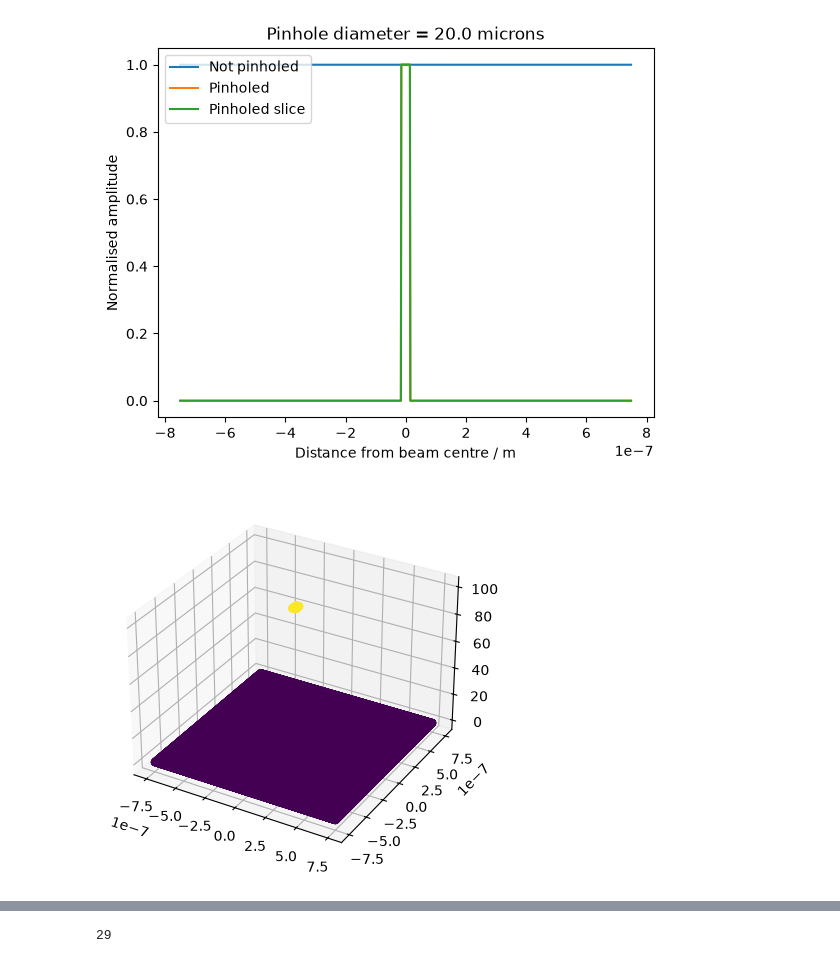
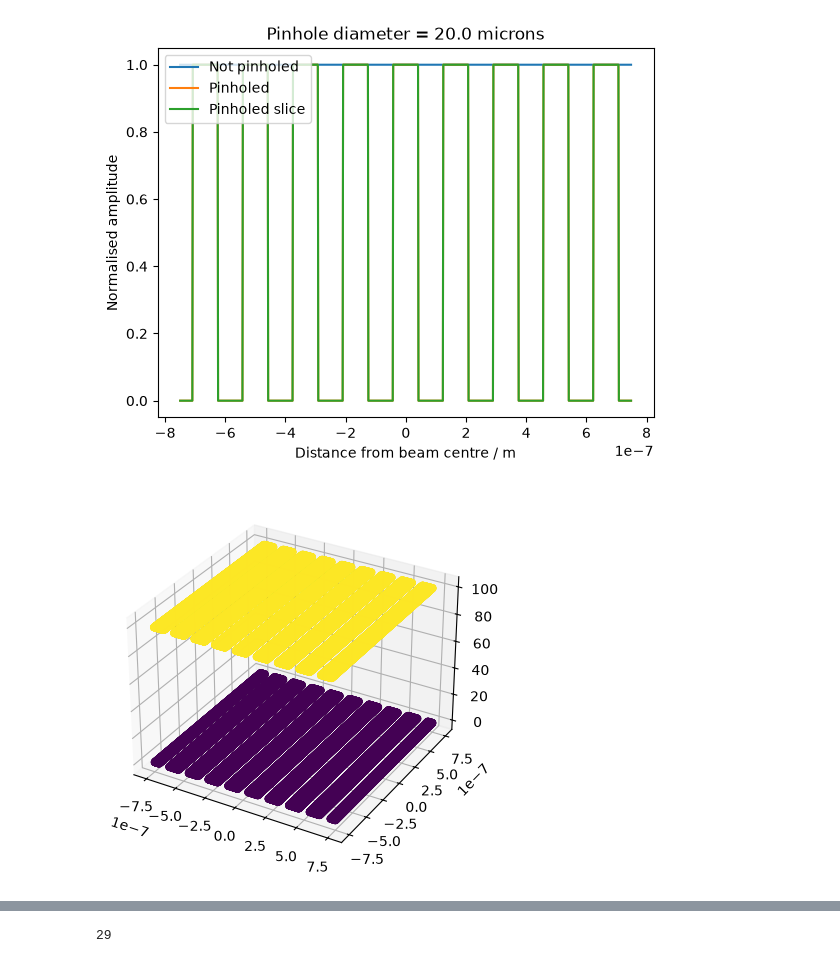
Before and after one commit to cosmosian-42/fraunhofer_diffraction, a Jupyter notebook: gaussian_beam/applying_a_mask.ipynb, the cells around one changed output, grey strips where cells are left out. Cells and saved outputs as stored; diff of their text form; code cells hidden in the pictures.

Commit message:
Adds in a functional code for a diffraction grating

```diff
--- a/gaussian_beam/applying_a_mask.ipynb
+++ b/gaussian_beam/applying_a_mask.ipynb
@@ -216,6 +216,33 @@ def pinhole_slit(x, y, radius, wavelength, amp):
             b = 0
             a += 1
     return amp
+
+def diffraction_grating(x, y, radius, amp, lines_per_metre):
+    """
+    Acts as a diffraction grating
+    Args:
+        x (np.meshgrid): a meshgrid of x
+        y (np.meshgrid): a meshgrid of y
+        radius (float): the radius of the pinhole
+        amp (np.meshgrid): the amplitude values
+        lines_per_metre (int): the number of lines per metre of the grid
+    Returns:
+        amp (np.meshgrid): the updated amplitude values
+    """
+
+    # somehow this works fairly well
+    # iterates through the mesh grid and identifies locations outside of the radius defined
+    a = 0
+    b = 0
+    line_width = 1/(2*lines_per_metre + 1)
+    while a < len(x):
+        if x[a,b]**2 + y[a,b]**2 >= radius**2 or round(x[a,b]/line_width) % 2 != 0:
+            amp[a,b] = 0
+        b += 1
+        if len(x) == b:
+            b = 0
+            a += 1
+    return amp
 # %%
 # sets initial parameters of the beam
 
@@ -227,35 +254,36 @@ n = 1
 variable = omega_0 / 100 # window size as a linear function of omega_0
 samples = 1000
 pinhole_radius = 1e-5
 
 
 # defines a meshgrid of xy values and calculates the beam at this point
 
 initial_beam_x = np.linspace(-variable,variable,samples)
 initial_beam_y = np.linspace(-variable,variable,samples)
 x_mesh, y_mesh = np.meshgrid(initial_beam_x, initial_beam_y)
 amp, phase = gaussian_beam(omega_0, z, wavelength, a_0, x_mesh, y_mesh, n)
 
 marginal = np.sum(amp, 0)
 plt.plot(np.linspace(-variable,variable,samples, endpoint = False), marginal/np.max(marginal), '-', label = ('Not pinholed'))
 
-amp = pinhole_slit(x_mesh, y_mesh, pinhole_radius, wavelength, amp)
+# amp = pinhole_slit(x_mesh, y_mesh, pinhole_radius, wavelength, amp)
+amp = diffraction_grating(x_mesh, y_mesh, pinhole_radius, amp, 6e6)
 
 marginal = np.sum(amp, 0)
 plt.plot(np.linspace(-variable,variable,samples, endpoint = False), marginal/np.max(marginal), '-', label = ('Pinholed'))
 # not the best representation, but shows the sharp cut off. In reality, this is far less curved
 
 slice_2d = amp[len(y_mesh)//2, :]
 plt.plot(np.linspace(-variable,variable,samples, endpoint = False), slice_2d/np.max(slice_2d), '-', label = 'Pinholed slice')
 # better representation of the graph
 
 plt.legend(fontsize = 10, loc = 2)
 plt.title(f'Pinhole diameter = {2 * pinhole_radius * (10**6)} microns')
 plt.xlabel('Distance from beam centre / m')
 plt.ylabel('Normalised amplitude')
 plt.show()
 # %% [output]
-[figure, old version]
+[figure, new version]
 # %%
 fig = plt.figure()
 ax = fig.add_subplot(111, projection='3d')
@@ -263,7 +291,7 @@ ax = fig.add_subplot(111, projection='3d')
 ax.scatter(x_mesh, y_mesh, abs(amp), c=amp, marker='o', s=20)
 plt.show()
 # %% [output]
-[figure, old version]
+[figure, new version]
 # %%
 # does the 2D fourier transform and normalises the values
 ft = calculate_2dft(amp)
```
Also changed, not shown: parts of 2 cells of this notebook.
